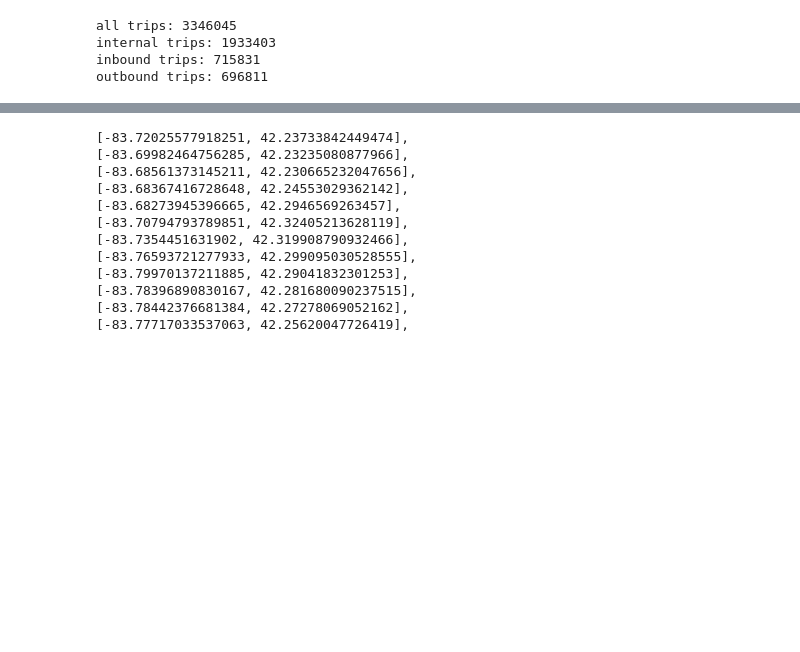
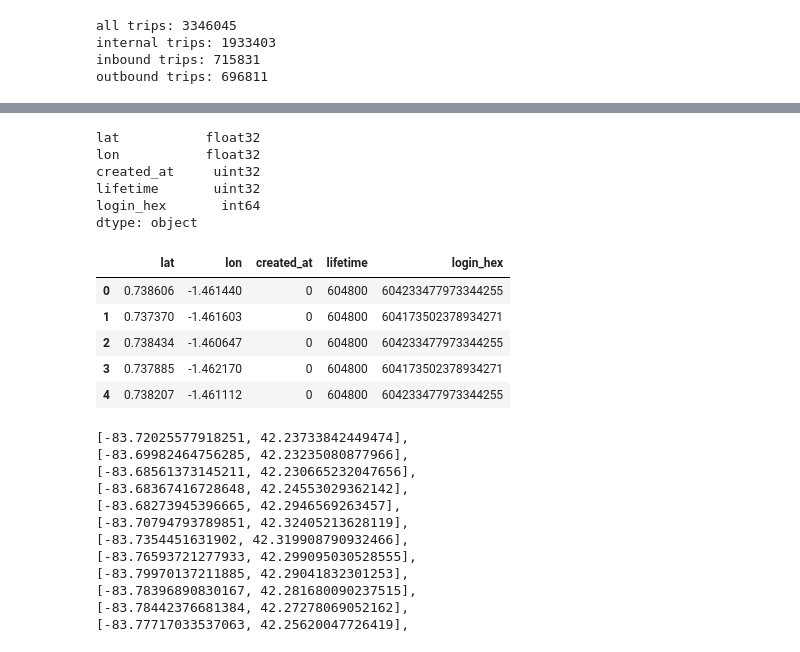
Before and after one commit to BhavyeMathur/av-sim, a Jupyter notebook: semcog-inputs.ipynb, the cells around one changed output, grey strips where cells are left out. Drawn from its saved outputs; the diff is of its cells as text; code cells hidden in the pictures; blank space fills up the shorter version.

```diff
--- a/semcog-inputs.ipynb
+++ b/semcog-inputs.ipynb
@@ -207,10 +242,27 @@ pings.head()
 # %%
 for n_riders in (15000, 17500, 20000, 22500, 25000):
     riders = sample_points_in_polygon(ANN_ARBOR_ISLAND, n_riders, radians=True)
     riders["created_at"] = np.uint32(0)
     riders["lifetime"] = np.uint32(24 * 7 * 3600)
+    preprocess_riders(riders, h3_res=H3_RESOLUTION)
 
     riders.to_parquet(f"data/riders/ann-arbor-{n_riders}.parquet")
+
+print(riders.dtypes)
+riders.head()
+# %% [output]
+lat           float32
+lon           float32
+created_at     uint32
+lifetime       uint32
+login_hex       int64
+dtype: object
+|  | lat | lon | created_at | lifetime | login_hex |
+| 0 | 0.738606 | -1.461440 | 0 | 604800 | 604233477973344255 |
+| 1 | 0.737370 | -1.461603 | 0 | 604800 | 604173502378934271 |
+| 2 | 0.738434 | -1.460647 | 0 | 604800 | 604233477973344255 |
+| 3 | 0.737885 | -1.462170 | 0 | 604800 | 604173502378934271 |
+| 4 | 0.738207 | -1.461112 | 0 | 604800 | 604233477973344255 |
 # %%
 INTERCHANGES_RAW = [
     {"type": "Polygon", "coordinates": [[[-83.7653053184995, 42.24695964710352], [-83.7653053184995, 42.24509281118205],
```
Also changed, not shown: parts of 5 cells of this notebook, 4 other files.
